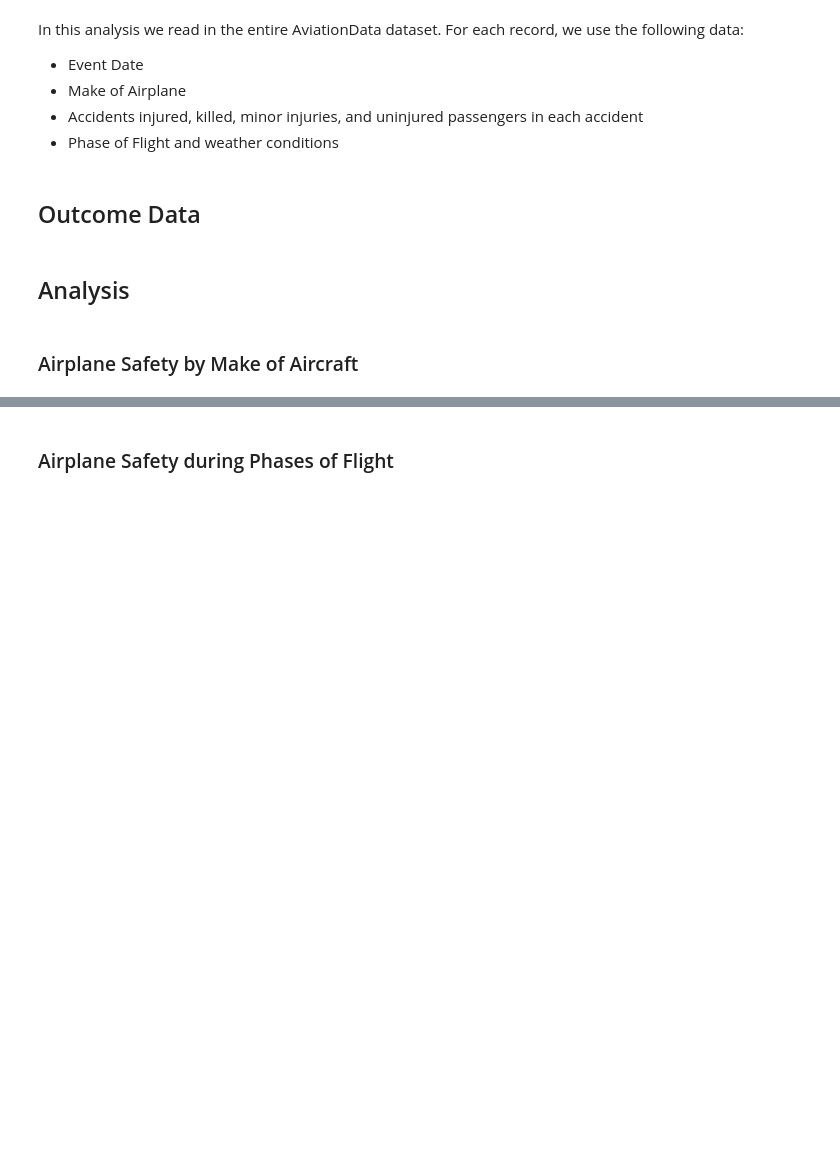
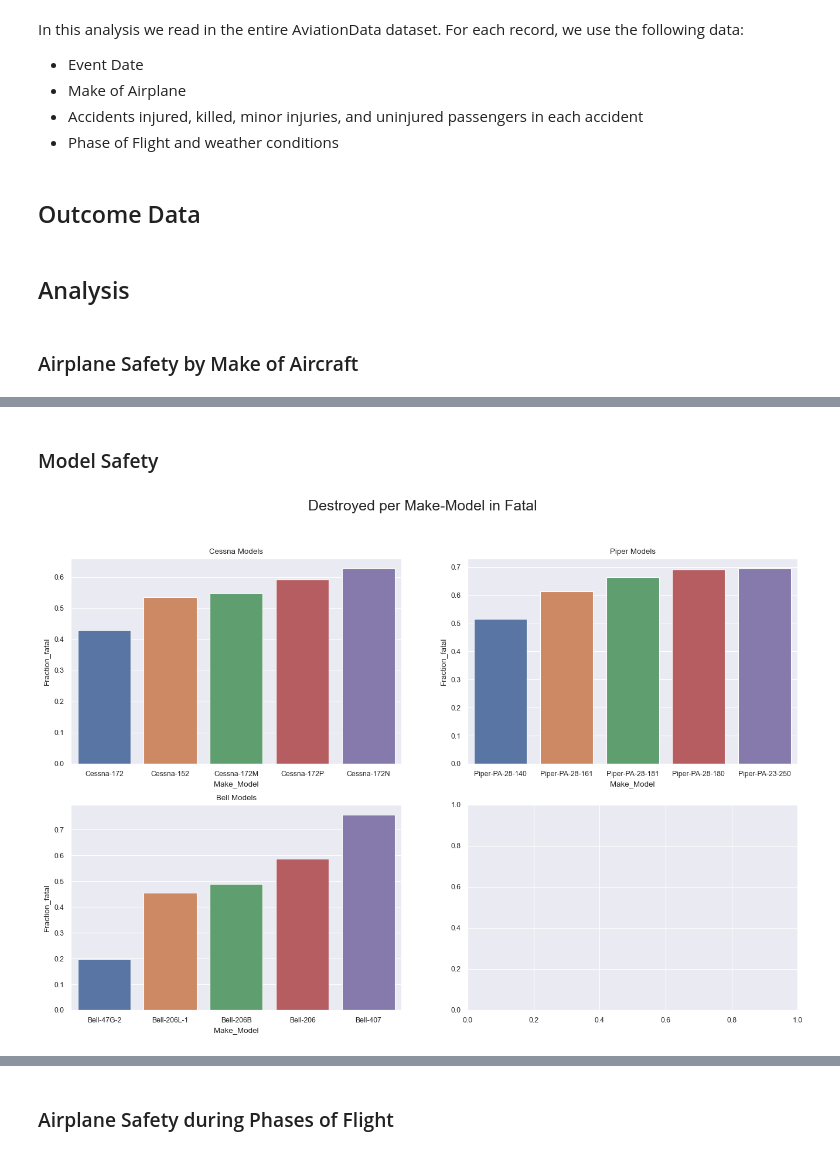
Before and after one commit to jgoett2/Phase1-Airplane-Zach-Jeff, a Jupyter notebook: AirplaneProject.ipynb, the cells around one changed output, grey strips where cells are left out. Drawn from its saved outputs; the diff is of its cells as text; code cells hidden in the pictures; blank space fills up the shorter version.

```diff
--- a/AirplaneProject.ipynb
+++ b/AirplaneProject.ipynb
@@ -89,0 +71,15 @@ fig.savefig("Images/FracFatalMake")
+# %% [markdown]
+### Model Safety
+# %%
+dfD = df[df['Aircraft.damage'] == 'Destroyed']
+fig, ax = plt.subplots(2,2, figsize = (16,10))
+
+fig.suptitle('Destroyed per Make-Model in Fatal', fontsize = 18)
+
+dv.hi(dfD, 'Cessna', 'Fraction_fatal', ax[0][0])
+dv.hi(dfD, 'Piper', 'Fraction_fatal', ax[0][1])
+dv.hi(dfD, 'Bell', 'Fraction_fatal', ax[1][0])
+
+fig.savefig("Images/ModelDestroyedFatal")
+# %% [output]
+[figure, added]
```
Also changed, not shown: parts of 16 cells of this notebook.
